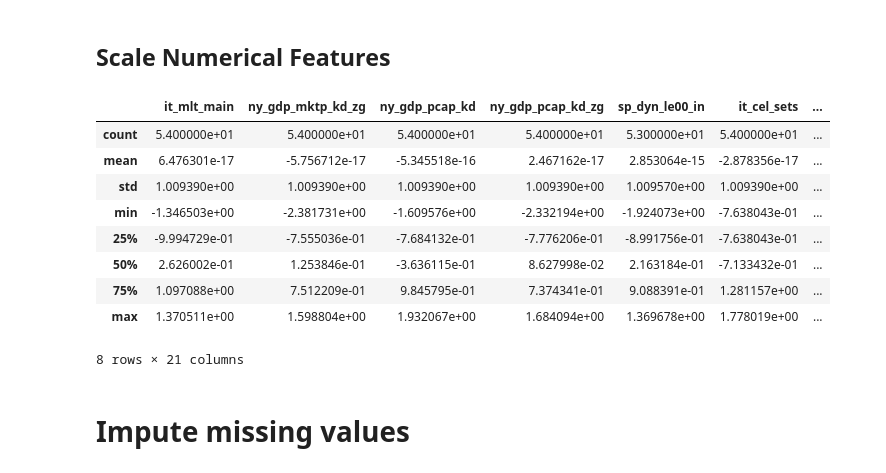
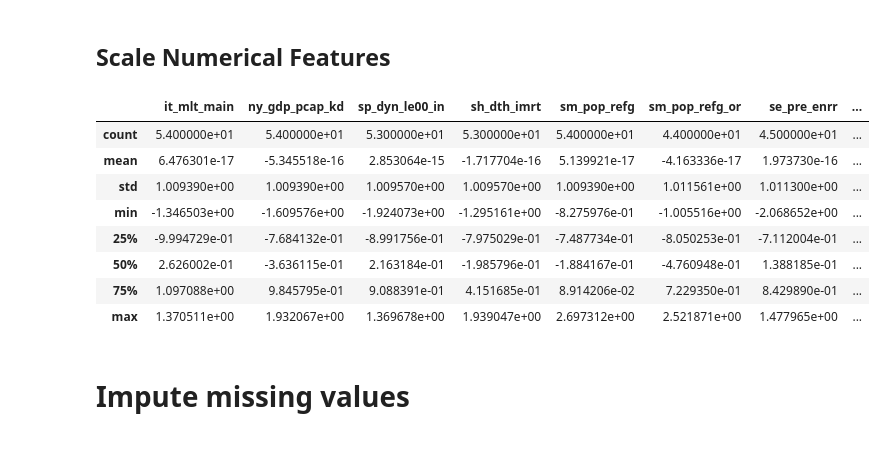
Before and after one commit to alejo-cuello/research-on-argentina, a Jupyter notebook: notebooks/0.4-alejo-process_data.ipynb, the cells around one changed output. Drawn from its saved outputs; the diff is of its cells as text; code cells hidden in the pictures.

Commit message:
Delete more correlated variables

```diff
--- a/notebooks/0.4-alejo-process_data.ipynb
+++ b/notebooks/0.4-alejo-process_data.ipynb
@@ -116,3 +137,7 @@ target_variable_name = get_indicator_name(target_variable, True)
+# %%
+columns_to_delete = ['it_cel_sets','sp_pop_totl','se_prm_enrr','se_ter_enrr','ny_gdp_pcap_kd_zg','ny_gdp_mktp_kd_zg','sp_pop_0014_to_zs','sp_pop_65_up_to_zs','sp_pop_1564_to_zs']
+numeric_cols_2 = [col for col in arg_di_df[numeric_cols] if col not in columns_to_delete]
+arg_di_df = arg_di_df[[col for col in arg_di_df.columns if col not in columns_to_delete]]
 # %% [markdown]
 ## Ordinal coding
 # %% [markdown]
@@ -232,24 +257,23 @@ Index([], dtype='object')
 # %% [markdown]
 ## Scale Numerical Features
 # %%
-if 'year' in numeric_cols:
-    numeric_cols.remove('year')
+if 'year' in numeric_cols_2:
+    numeric_cols_2.remove('year')
 # %%
 scaler = StandardScaler()
-arg_di_df_transformed[numeric_cols] = scaler.fit_transform(arg_di_df_transformed[numeric_cols])
+arg_di_df_transformed[numeric_cols_2] = scaler.fit_transform(arg_di_df_transformed[numeric_cols_2])
 # %%
-arg_di_df_transformed[numeric_cols].describe()
+arg_di_df_transformed[numeric_cols_2].describe()
 # %% [output]
-|  | it_mlt_main | ny_gdp_mktp_kd_zg | ny_gdp_pcap_kd | ny_gdp_pcap_kd_zg | sp_dyn_le00_in | it_cel_sets | ... |
-| count | 5.400000e+01 | 5.400000e+01 | 5.400000e+01 | 5.400000e+01 | 5.300000e+01 | 5.400000e+01 | ... |
-| mean | 6.476301e-17 | -5.756712e-17 | -5.345518e-16 | 2.467162e-17 | 2.853064e-15 | -2.878356e-17 | ... |
-| std | 1.009390e+00 | 1.009390e+00 | 1.009390e+00 | 1.009390e+00 | 1.009570e+00 | 1.009390e+00 | ... |
-| min | -1.346503e+00 | -2.381731e+00 | -1.609576e+00 | -2.332194e+00 | -1.924073e+00 | -7.638043e-01 | ... |
-| 25% | -9.994729e-01 | -7.555036e-01 | -7.684132e-01 | -7.776206e-01 | -8.991756e-01 | -7.638043e-01 | ... |
-| 50% | 2.626002e-01 | 1.253846e-01 | -3.636115e-01 | 8.627998e-02 | 2.163184e-01 | -7.133432e-01 | ... |
-| 75% | 1.097088e+00 | 7.512209e-01 | 9.845795e-01 | 7.374341e-01 | 9.088391e-01 | 1.281157e+00 | ... |
-| max | 1.370511e+00 | 1.598804e+00 | 1.932067e+00 | 1.684094e+00 | 1.369678e+00 | 1.778019e+00 | ... |
+|  | it_mlt_main | ny_gdp_pcap_kd | sp_dyn_le00_in | sh_dth_imrt | sm_pop_refg | sm_pop_refg_or | se_pre_enrr | ... |
+| count | 5.400000e+01 | 5.400000e+01 | 5.300000e+01 | 5.300000e+01 | 5.400000e+01 | 4.400000e+01 | 4.500000e+01 | ... |
+| mean | 6.476301e-17 | -5.345518e-16 | 2.853064e-15 | -1.717704e-16 | 5.139921e-17 | -4.163336e-17 | 1.973730e-16 | ... |
+| std | 1.009390e+00 | 1.009390e+00 | 1.009570e+00 | 1.009570e+00 | 1.009390e+00 | 1.011561e+00 | 1.011300e+00 | ... |
+| min | -1.346503e+00 | -1.609576e+00 | -1.924073e+00 | -1.295161e+00 | -8.275976e-01 | -1.005516e+00 | -2.068652e+00 | ... |
+| 25% | -9.994729e-01 | -7.684132e-01 | -8.991756e-01 | -7.975029e-01 | -7.487734e-01 | -8.050253e-01 | -7.112004e-01 | ... |
+| 50% | 2.626002e-01 | -3.636115e-01 | 2.163184e-01 | -1.985796e-01 | -1.884167e-01 | -4.760948e-01 | 1.388185e-01 | ... |
+| 75% | 1.097088e+00 | 9.845795e-01 | 9.088391e-01 | 4.151685e-01 | 8.914206e-02 | 7.229350e-01 | 8.429890e-01 | ... |
+| max | 1.370511e+00 | 1.932067e+00 | 1.369678e+00 | 1.939047e+00 | 2.697312e+00 | 2.521871e+00 | 1.477965e+00 | ... |
-8 rows × 21 columns
 # %% [markdown]
 # Impute missing values
 # %% [markdown]
```
Also changed, not shown: parts of 6 cells of this notebook.
